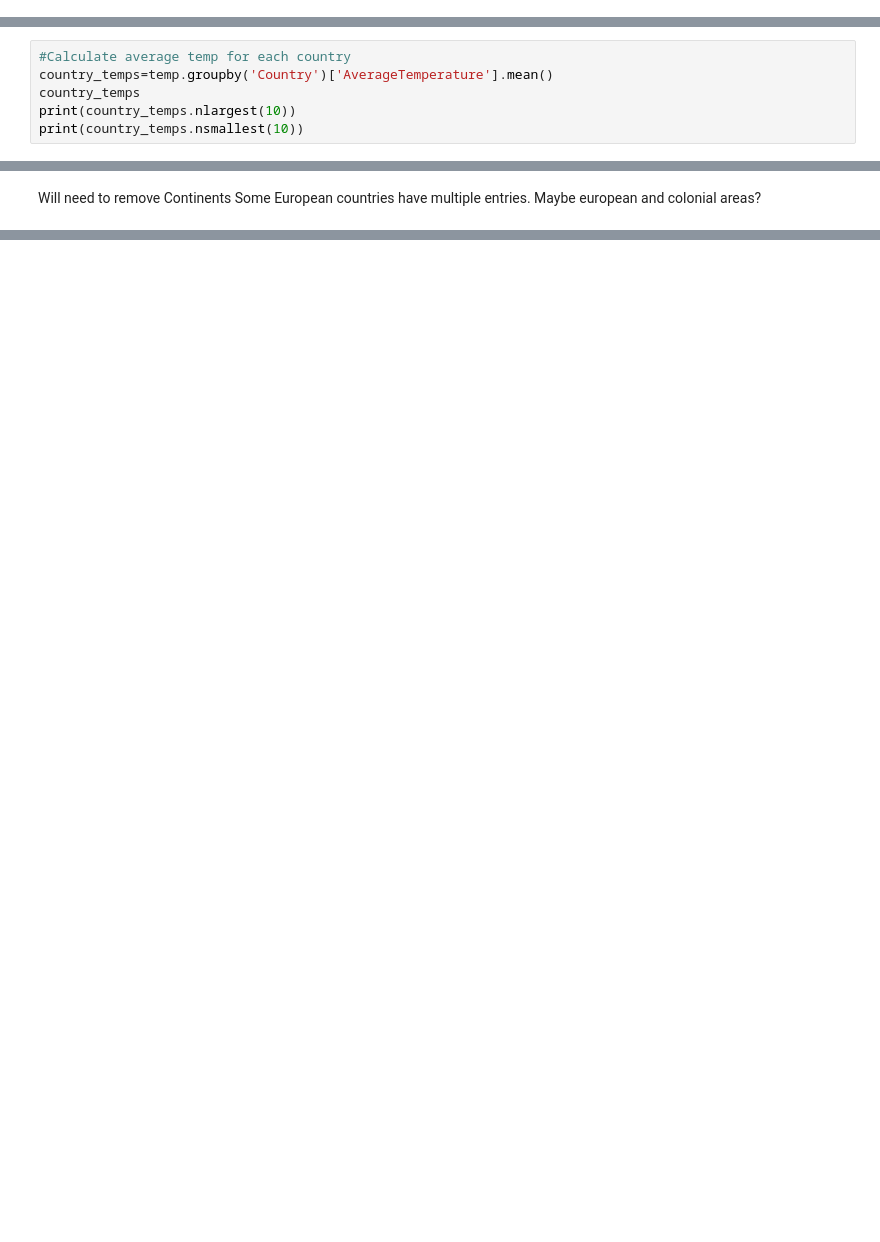
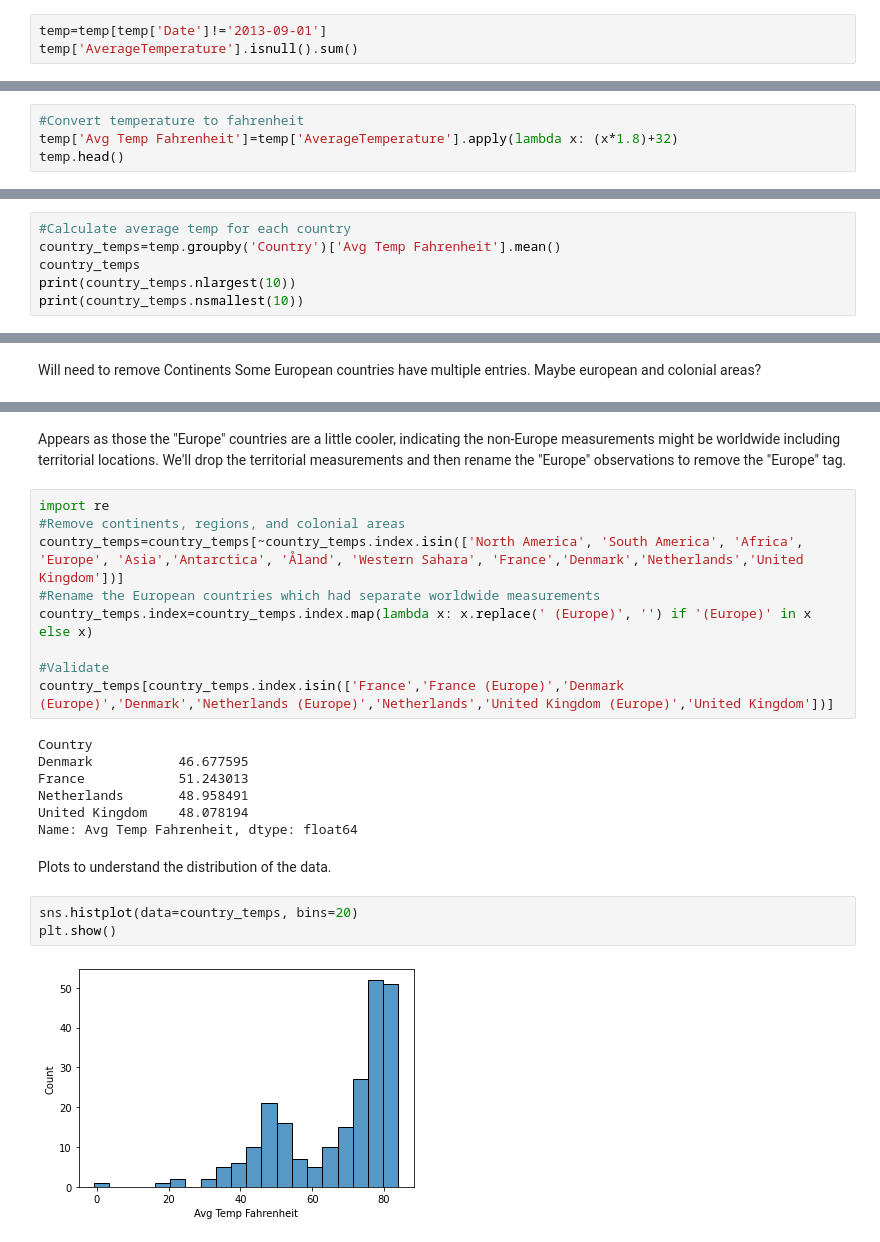
Before and after one commit to speedytmark/Draft_Project, a Jupyter notebook: Temperature.ipynb, the cells around one changed output, grey strips where cells are left out. Cells and saved outputs as stored; diff of their text form; blank space fills up the shorter version.

Commit message:
Cleaning of temp data, added graph, and assigned climates

```diff
--- a/Temperature.ipynb
+++ b/Temperature.ipynb
@@ -69,0 +113,3 @@ temp.head()
+# %%
+temp=temp[temp['Date']!='2013-09-01']
+temp['AverageTemperature'].isnull().sum()
@@ -69,0 +181,4 @@ temp.head()
+# %%
+#Convert temperature to fahrenheit
+temp['Avg Temp Fahrenheit']=temp['AverageTemperature'].apply(lambda x: (x*1.8)+32)
+temp.head()
@@ -70,6 +192,6 @@ temp.head()
 # %%
 #Calculate average temp for each country
-country_temps=temp.groupby('Country')['AverageTemperature'].mean()
+country_temps=temp.groupby('Country')['Avg Temp Fahrenheit'].mean()
 country_temps
 print(country_temps.nlargest(10))
 print(country_temps.nsmallest(10))
@@ -140,0 +263,25 @@ temp[temp['Country'].isin(['France','France (Europe)'])].sort_values(by=['Date']
+# %% [markdown]
+Appears as those the "Europe" countries are a little cooler, indicating the non-Europe measurements might be worldwide including territorial locations. We'll drop the territorial measurements and then rename the "Europe" observations to remove the "Europe" tag.
+# %%
+import re
+#Remove continents, regions, and colonial areas
+country_temps=country_temps[~country_temps.index.isin(['North America', 'South America', 'Africa', 'Europe', 'Asia','Antarctica', 'Åland', 'Western Sahara', 'France','Denmark','Netherlands','United Kingdom'])]
+#Rename the European countries which had separate worldwide measurements
+country_temps.index=country_temps.index.map(lambda x: x.replace(' (Europe)', '') if '(Europe)' in x else x)
+
+#Validate
+country_temps[country_temps.index.isin(['France','France (Europe)','Denmark (Europe)','Denmark','Netherlands (Europe)','Netherlands','United Kingdom (Europe)','United Kingdom'])]
+# %% [output]
+Country
+Denmark           46.677595
+France            51.243013
+Netherlands       48.958491
+United Kingdom    48.078194
+Name: Avg Temp Fahrenheit, dtype: float64
+# %% [markdown]
+Plots to understand the distribution of the data.
+# %%
+sns.histplot(data=country_temps, bins=20)
+plt.show()
+# %% [output]
+[figure, added]
```
Also changed, not shown: parts of 34 cells of this notebook.
